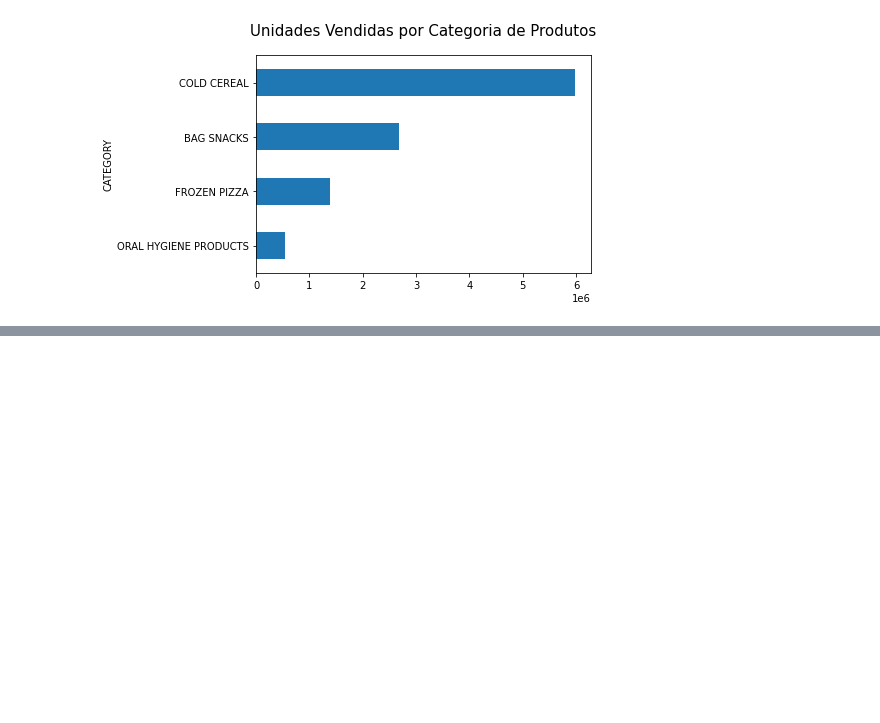
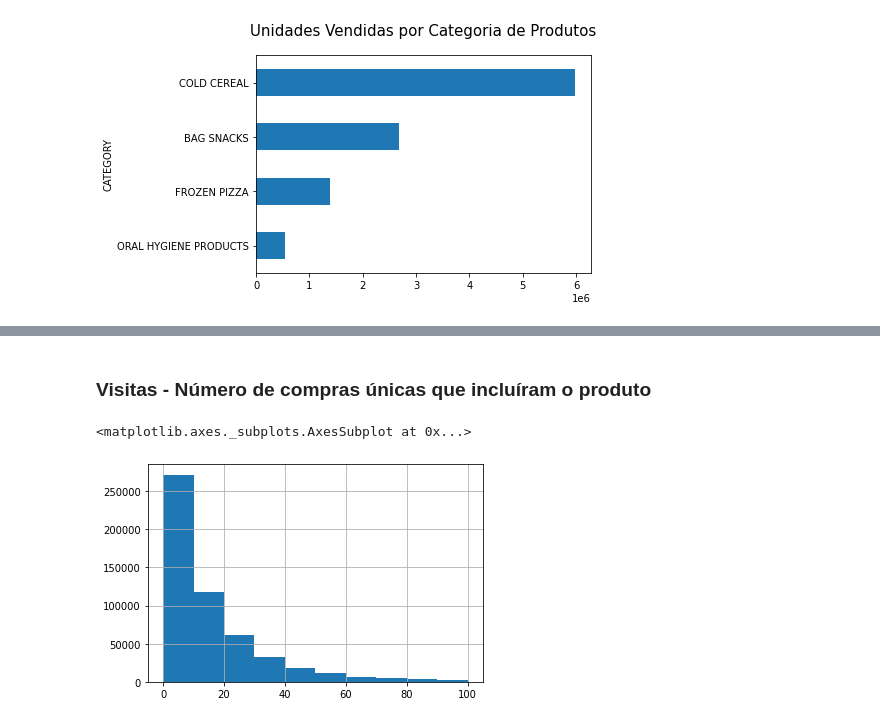
Before and after one commit to SamuelSousaFerreira/Breakfast-at-the-Frat---Time-Series-Analise, a Jupyter notebook: Breakfast_at_the_Frat.ipynb, the cells around one changed output, grey strips where cells are left out. Saved outputs shown, nothing was run; the diff lists cells and outputs as text; code cells hidden in the pictures; blank space fills up the shorter version.

```diff
--- a/Breakfast_at_the_Frat.ipynb
+++ b/Breakfast_at_the_Frat.ipynb
@@ -407,0 +410,7 @@ Text(0, 0.5, 'Unidades')
+# %% [markdown]
+### **Visitas - Número de compras únicas que incluíram o produto**
+# %%
+tudo_junto.VISITS.hist(range=(0,100))
+# %% [output]
+<matplotlib.axes._subplots.AxesSubplot at 0x...>
+[figure, added]
```
Also changed, not shown: parts of 29 cells of this notebook.
